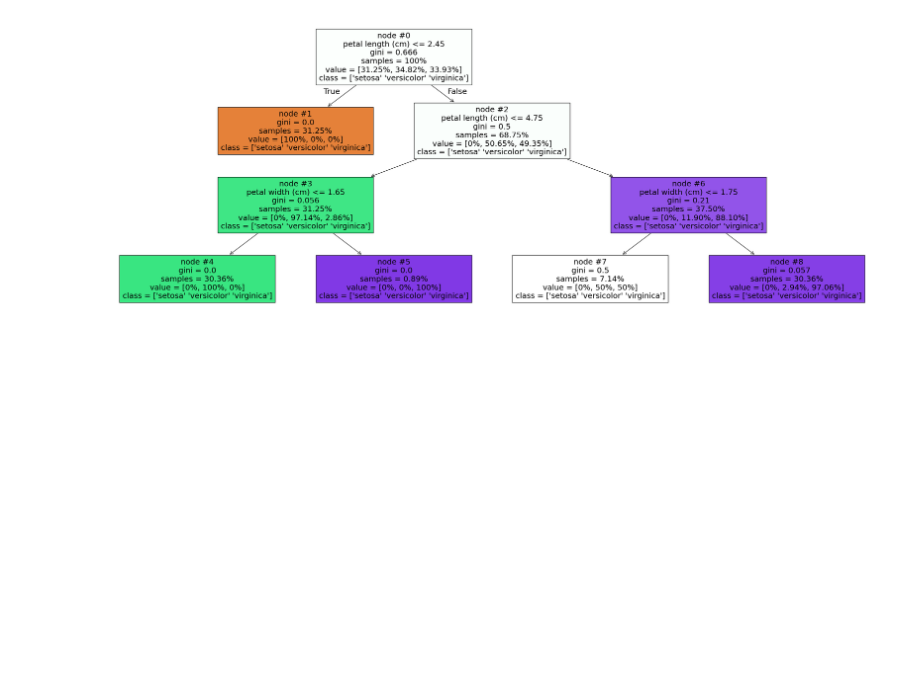
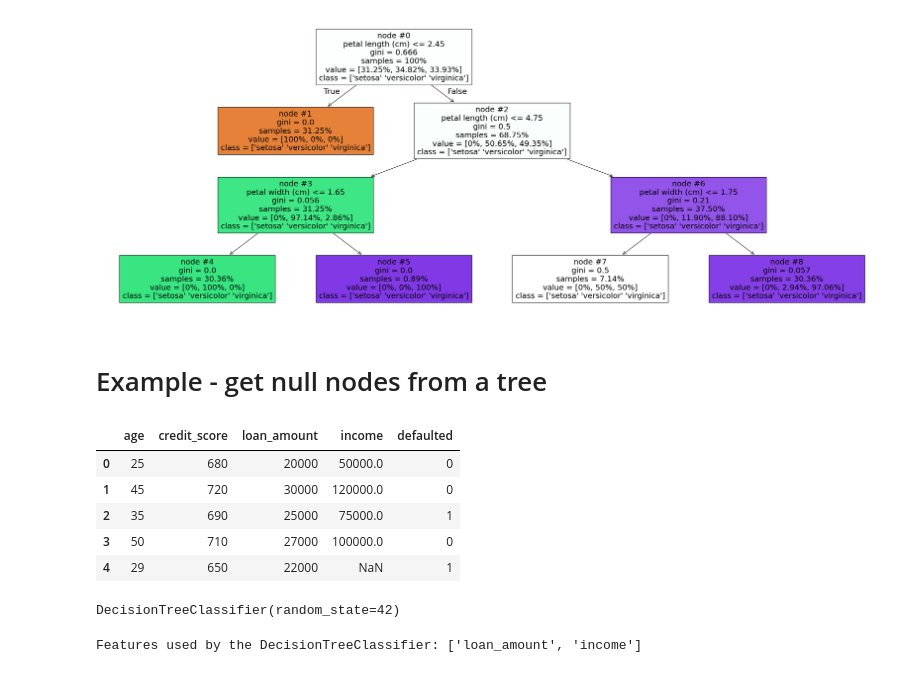
Before and after one commit to k-explore/format_tree, a Jupyter notebook: Examples.ipynb, the cells around one changed output. Drawn from its saved outputs; the diff is of its cells as text; code cells hidden in the pictures; blank space fills up the shorter version.

```diff
--- a/Examples.ipynb
+++ b/Examples.ipynb
@@ -85,3 +85,44 @@ Total training samples: 112
 [figure]
 [figure]
 [figure]
+# %% [markdown]
+# Example - get null nodes from a tree
+# %%
+import pandas as pd
+import numpy as np
+
+# Example: Loan approval dataset
+df = pd.DataFrame({
+    'age': [25, 45, 35, 50, 29, 60, 40, 33],
+    'credit_score': [680, 720, 690, 710, 650, 730, 700, 670],
+    'loan_amount': [20000, 30000, 25000, 27000, 22000, 26000, 24000, 23000],
+    'income': [50000, 120000, 75000, 100000, np.nan, 80000, 95000, np.nan],
+    'defaulted': [0, 0, 1, 0, 1, 0, 0, 1]  # target variable
+})
+
+df.head()
+# %% [output]
+|  | age | credit_score | loan_amount | income | defaulted |
+| 0 | 25 | 680 | 20000 | 50000.0 | 0 |
+| 1 | 45 | 720 | 30000 | 120000.0 | 0 |
+| 2 | 35 | 690 | 25000 | 75000.0 | 1 |
+| 3 | 50 | 710 | 27000 | 100000.0 | 0 |
+| 4 | 29 | 650 | 22000 | NaN | 1 |
+# %%
+from sklearn.tree import DecisionTreeClassifier
+
+# Prepare features and target
+X = df[['credit_score', 'loan_amount', 'income']]
+y = df['defaulted']
+
+# Train decision tree
+clf = DecisionTreeClassifier(random_state=42)
+clf.fit(X, y)
+# %% [output]
+DecisionTreeClassifier(random_state=42)
+# %%
+# Check which features were used by the trained DecisionTreeClassifier
+used_features = [X.columns[i] for i in np.unique(clf.tree_.feature) if i != -2]
+print("Features used by the DecisionTreeClassifier:", used_features)
+# %% [output]
+Features used by the DecisionTreeClassifier: ['loan_amount', 'income']
```
Also changed, not shown: parts of 5 cells of this notebook, 3 other files.
